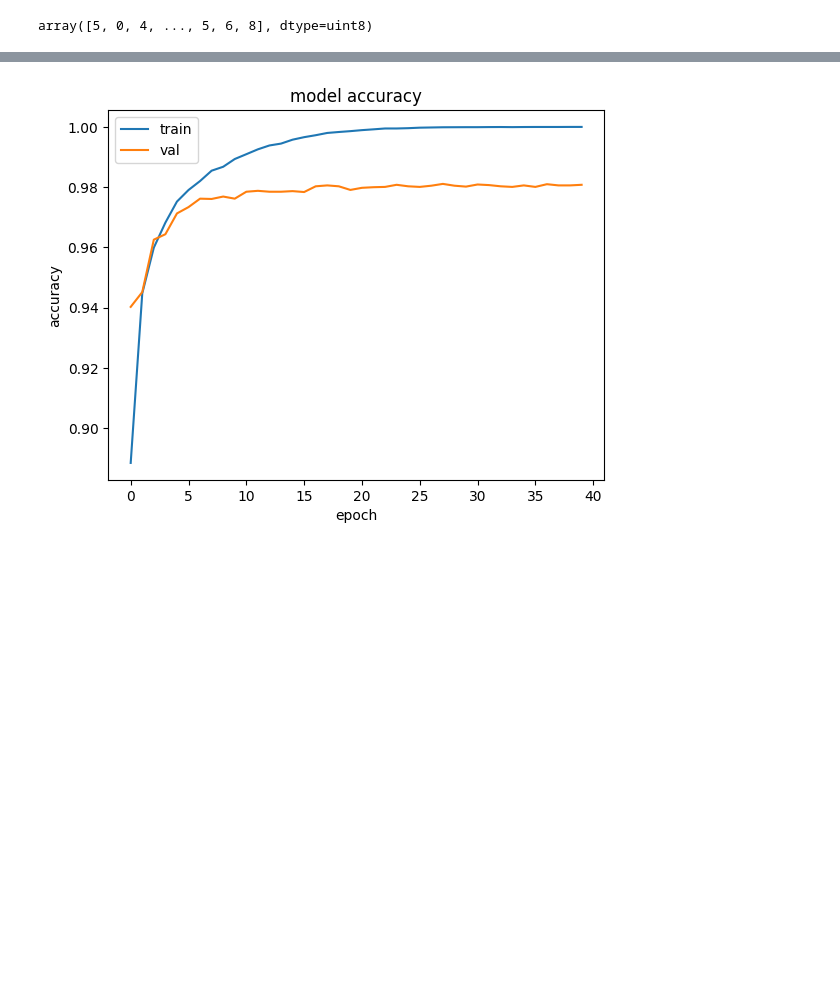
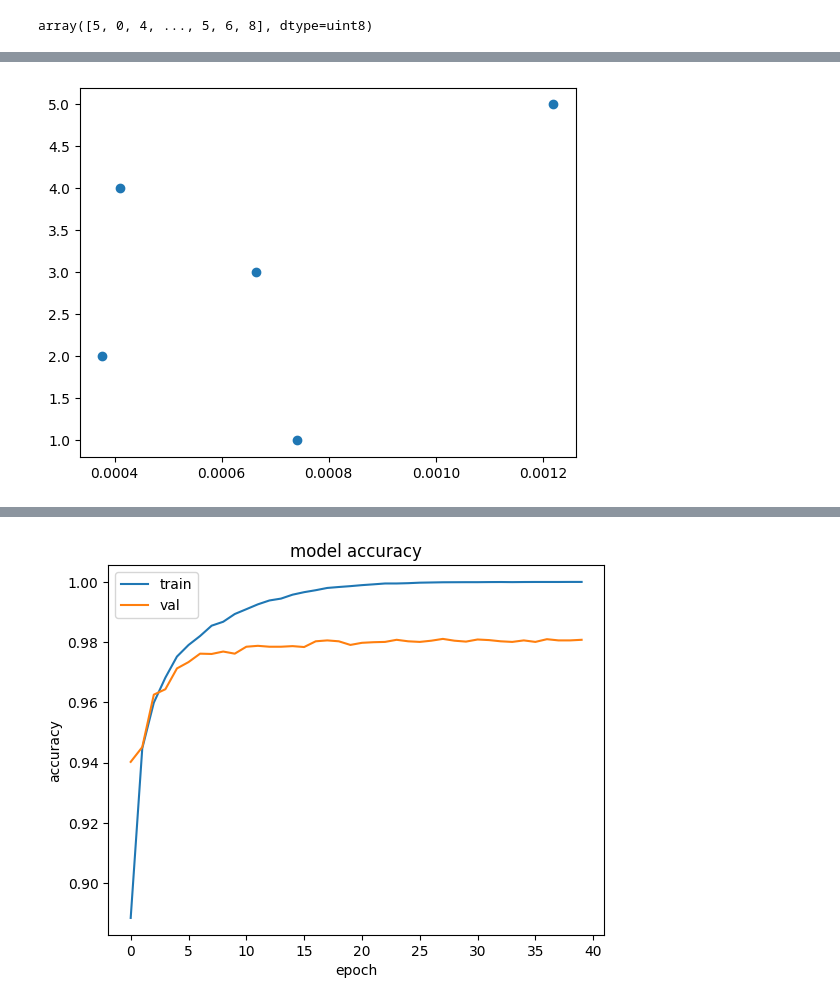
Before and after one commit to Noxemia/DAT405-Intro-DS-AI, a Jupyter notebook: assignment7/Assignment 7.ipynb, the cells around one changed output, grey strips where cells are left out. Cells and saved outputs as stored; diff of their text form; code cells hidden in the pictures; blank space fills up the shorter version.

```diff
--- a/assignment7/Assignment 7.ipynb
+++ b/assignment7/Assignment 7.ipynb
@@ -116,3 +130,10 @@ KeyboardInterrupt:
+# %%
+res = [[0.9811000227928162, 0.9814000129699707, 0.9828000068664551], [0.9815999865531921, 0.9824000000953674, 0.9824000000953674], [0.9810000061988831, 0.9811999797821045, 0.9825000166893005], [0.9829000234603882, 0.9825000166893005, 0.9818999767303467], [0.979200005531311, 0.9797000288963318, 0.9819999933242798]]
+resstds = [np.std(tup) for tup in res]
+plt.scatter(resstds, [1,2,3,4,5])
+plt.show()
+# %% [output]
+[figure, added]
 # %%
 model = Sequential()
 model.add(Conv2D(filters=2, kernel_size=(3,3), input_shape=(28,28,1)))
```
Also changed, not shown: parts of 2 cells of this notebook.
